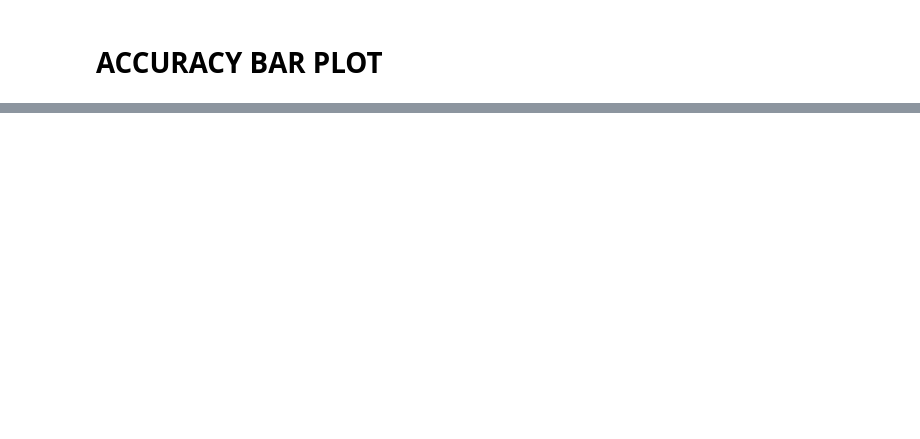
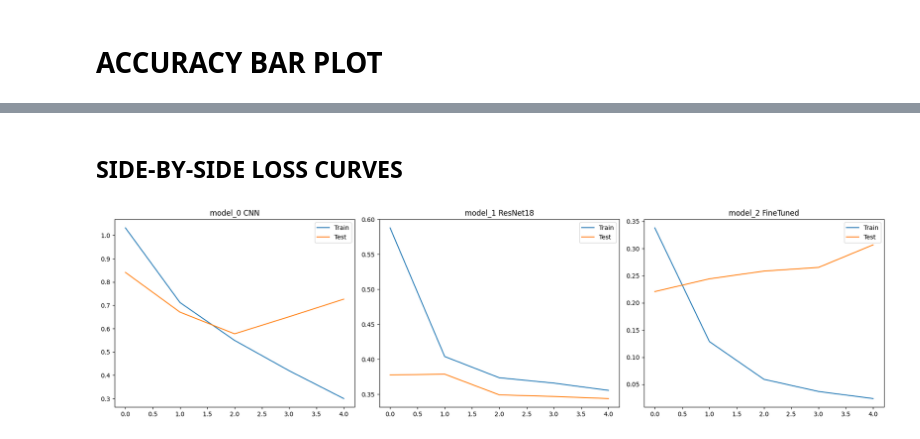
Before and after one commit to LakshyaAhlawat/pytorch-learning, a Jupyter notebook: 06_intel_image_classification.ipynb, the cells around one changed output, grey strips where cells are left out. Cells and saved outputs as stored; diff of their text form; code cells hidden in the pictures; blank space fills up the shorter version.

```diff
--- a/06_intel_image_classification.ipynb
+++ b/06_intel_image_classification.ipynb
@@ -853,0 +1080,55 @@ plt.show()
+# %% [markdown]
+## SIDE-BY-SIDE LOSS CURVES
+# %%
+fig, axes = plt.subplots(1,3, figsize=(18,5))
+
+# model_0
+axes[0].plot(
+    model_0_results["train_loss"],
+    label="Train"
+)
+
+axes[0].plot(
+    model_0_results["test_loss"],
+    label="Test"
+)
+
+axes[0].set_title("model_0 CNN")
+
+axes[0].legend()
+
+# model_1
+axes[1].plot(
+    model_1_results["train_loss"],
+    label="Train"
+)
+
+axes[1].plot(
+    model_1_results["test_loss"],
+    label="Test"
+)
+
+axes[1].set_title("model_1 ResNet18")
+
+axes[1].legend()
+
+# model_2
+axes[2].plot(
+    model_2_results["train_loss"],
+    label="Train"
+)
+
+axes[2].plot(
+    model_2_results["test_loss"],
+    label="Test"
+)
+
+axes[2].set_title("model_2 FineTuned")
+
+axes[2].legend()
+
+plt.tight_layout()
+
+plt.show()
+# %% [output]
+[figure, added]
```
Also changed, not shown: parts of 36 cells of this notebook.
